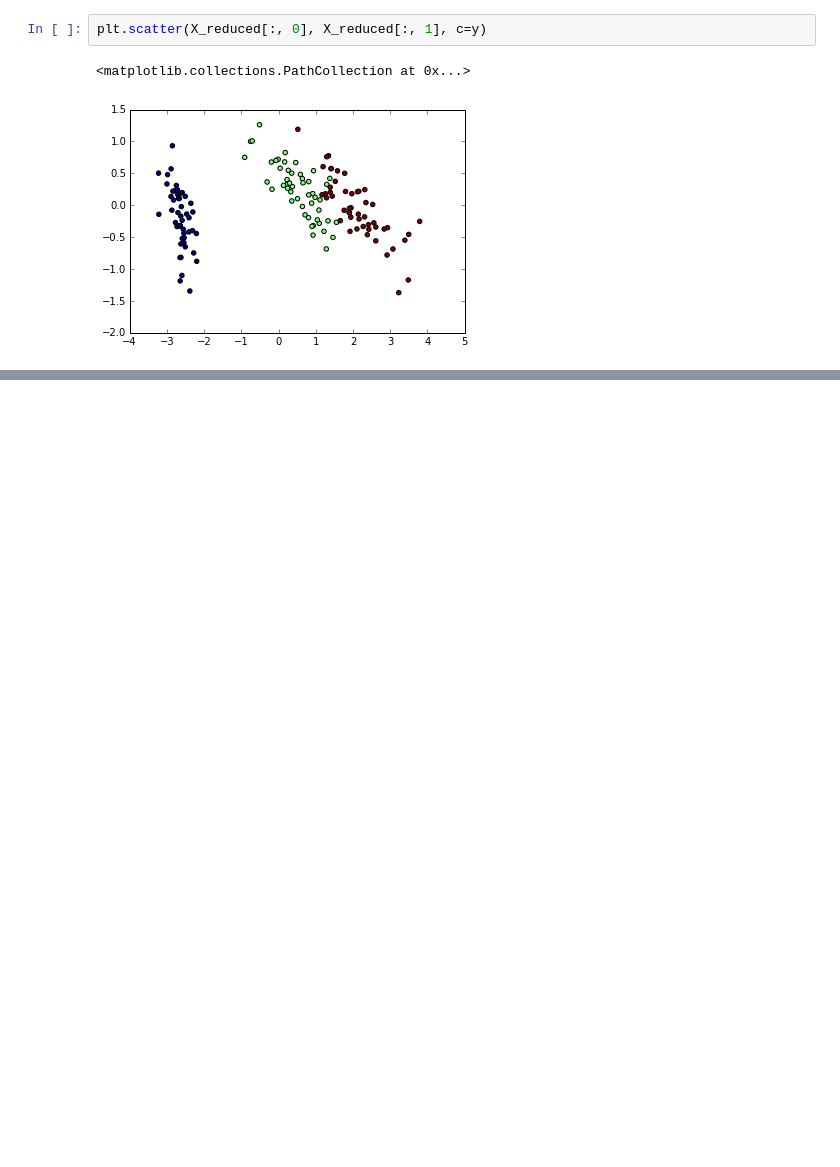
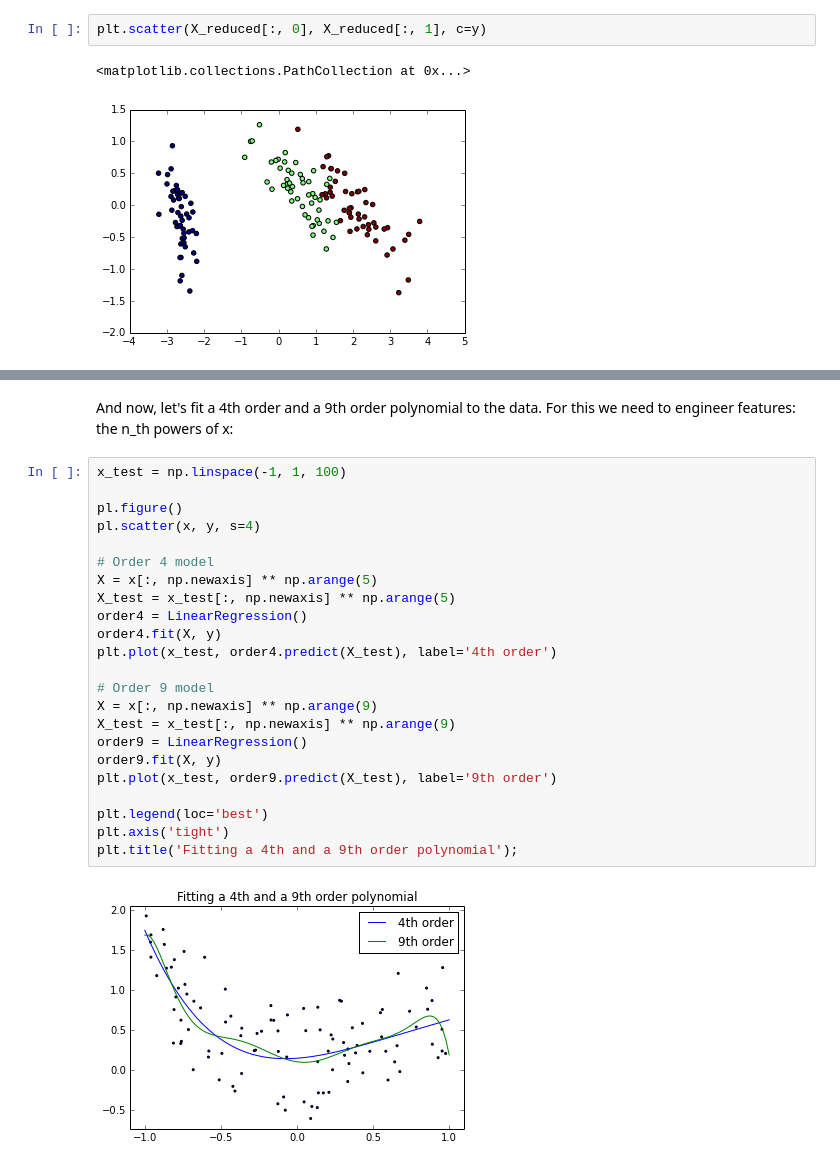
Before and after one commit to jakevdp/sklearn_pycon2014, a Jupyter notebook: notebooks/03_basic_principles.ipynb, the cells around one changed output, grey strips where cells are left out. Cells and saved outputs as stored; diff of their text form; blank space fills up the shorter version.

```diff
--- a/notebooks/03_basic_principles.ipynb
+++ b/notebooks/03_basic_principles.ipynb
@@ -643,0 +257,27 @@ A couple of resources I've worked on:
+# %% [markdown]
+And now, let's fit a 4th order and a 9th order polynomial to the data. For this we need to engineer features: the n_th powers of x:
+# %%
+x_test = np.linspace(-1, 1, 100)
+
+pl.figure()
+pl.scatter(x, y, s=4)
+
+# Order 4 model
+X = x[:, np.newaxis] ** np.arange(5)
+X_test = x_test[:, np.newaxis] ** np.arange(5)
+order4 = LinearRegression()
+order4.fit(X, y)
+plt.plot(x_test, order4.predict(X_test), label='4th order')
+
+# Order 9 model
+X = x[:, np.newaxis] ** np.arange(9)
+X_test = x_test[:, np.newaxis] ** np.arange(9)
+order9 = LinearRegression()
+order9.fit(X, y)
+plt.plot(x_test, order9.predict(X_test), label='9th order')
+
+plt.legend(loc='best')
+plt.axis('tight')
+plt.title('Fitting a 4th and a 9th order polynomial');
+# %% [output]
+[figure, added]
```
Also changed, not shown: parts of 111 cells of this notebook, 1 other file.
